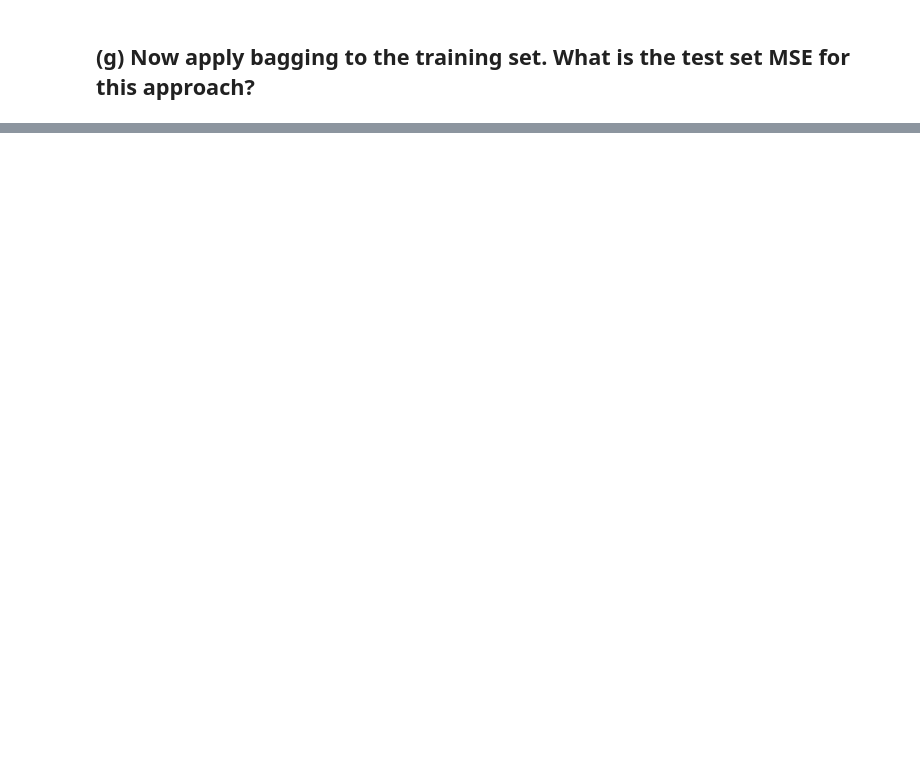
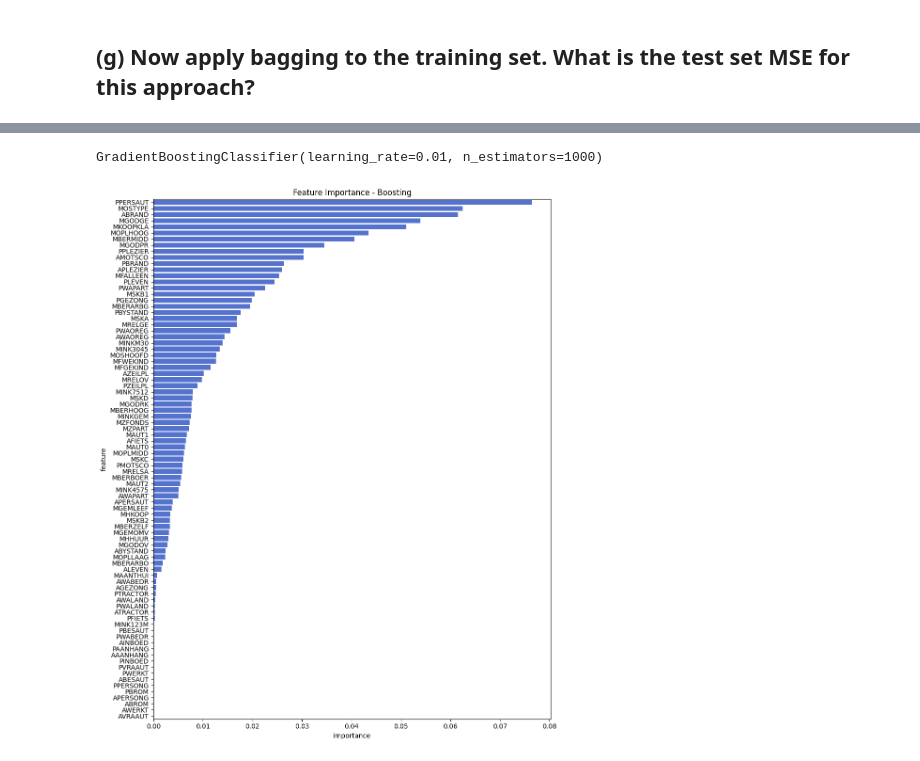
Before and after one commit to chuancao26/islp, a Jupyter notebook: exercices_Trees.ipynb, the cells around one changed output, grey strips where cells are left out. Cells and saved outputs as stored; diff of their text form; code cells hidden in the pictures; blank space fills up the shorter version.

```diff
--- a/exercices_Trees.ipynb
+++ b/exercices_Trees.ipynb
@@ -932,0 +923,2 @@ np.float64(0.24084972486767225)
+# %%
+caravan = load_data("Caravan")
@@ -932,0 +937,13 @@ np.float64(0.24084972486767225)
+# %%
+design = MS(caravan.columns.drop("Purchase"), intercept=False)
+D = design.fit_transform(caravan)
+
+feature_names = list(D.columns)
+
+X = np.asarray(D)
+
+X_train = X[:1000, :]
+X_test = X[1000:, :]
+
+y_train = caravan.Purchase[:1000]
+y_test = caravan.Purchase[1000:]
@@ -932,0 +952,23 @@ np.float64(0.24084972486767225)
+# %%
+boost_model = GradientBoostingClassifier(n_estimators=1000,
+                                        learning_rate=0.01)
+boost_model.fit(X_train, y_train)
+# %% [output]
+GradientBoostingClassifier(learning_rate=0.01, n_estimators=1000)
+# %%
+df_imp = pd.DataFrame({
+    "feature": feature_names,
+    "importance": boost_model.feature_importances_})
+
+
+
+df_imp = df_imp.sort_values("importance", ascending=False)
+
+plt.figure(figsize=(10, 12))
+sns.barplot(data=df_imp, x="importance", y="feature", color="royalblue")
+
+plt.title("Feature Importance - Boosting")
+plt.tight_layout()
+plt.show()
+# %% [output]
+[figure, added]
```
Also changed, not shown: parts of 70 cells of this notebook.
